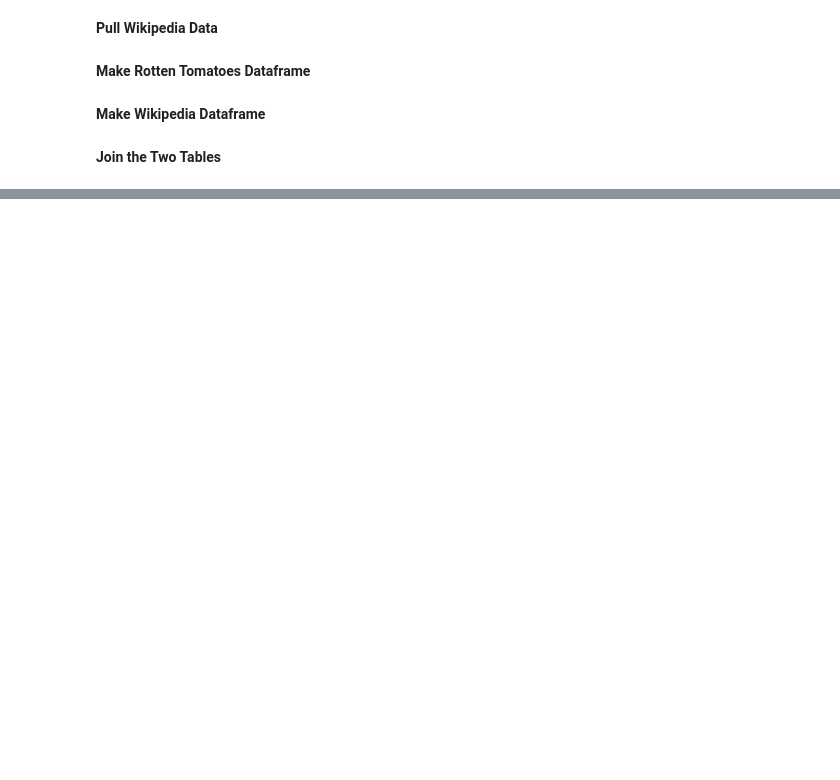
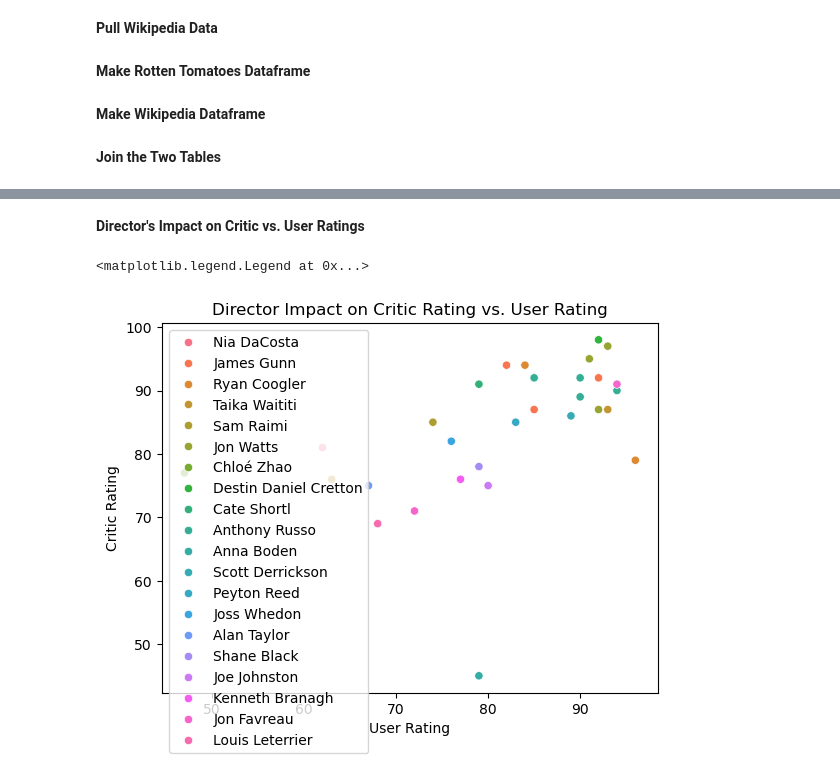
Before and after one commit to zdalley/stat386_movie_project, a Jupyter notebook: movie_analysis.ipynb, the cells around one changed output, grey strips where cells are left out. Drawn from its saved outputs; the diff is of its cells as text; code cells hidden in the pictures; blank space fills up the shorter version.

```diff
--- a/movie_analysis.ipynb
+++ b/movie_analysis.ipynb
@@ -162,0 +226,14 @@ movie_final.head()
+# %% [markdown]
+**Director's Impact on Critic vs. User Ratings**
+# %%
+# Scatterplot of critic ratings vs. user ratings with directors color-coded
+sns.scatterplot(x = 'critic_rating', y = 'user_rating', hue = 'director', data = movie_final_temp)
+
+# Customize plot
+plt.title('Director Impact on Critic Rating vs. User Rating')
+plt.xlabel('User Rating')
+plt.ylabel('Critic Rating')
+plt.legend()
+# %% [output]
+<matplotlib.legend.Legend at 0x...>
+[figure, added]
```
Also changed, not shown: parts of 22 cells of this notebook.
